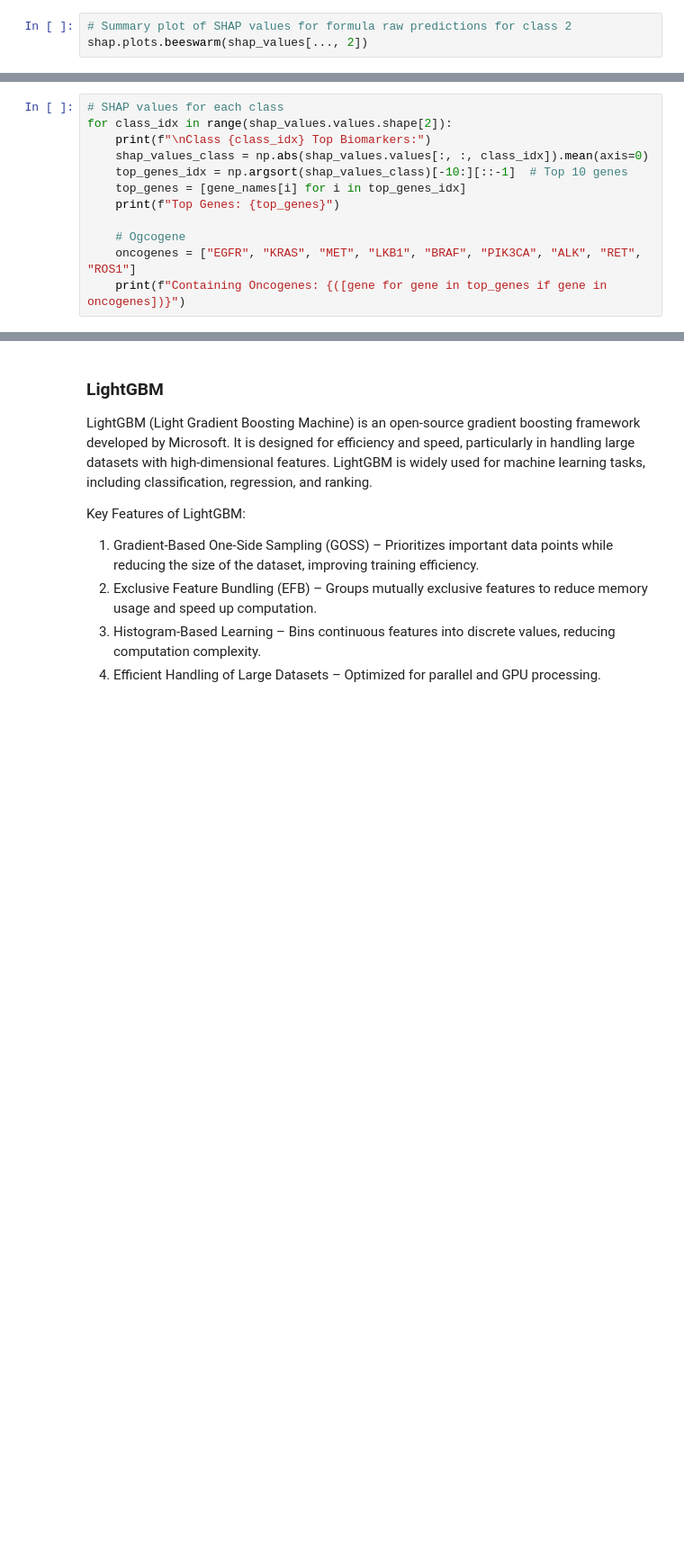
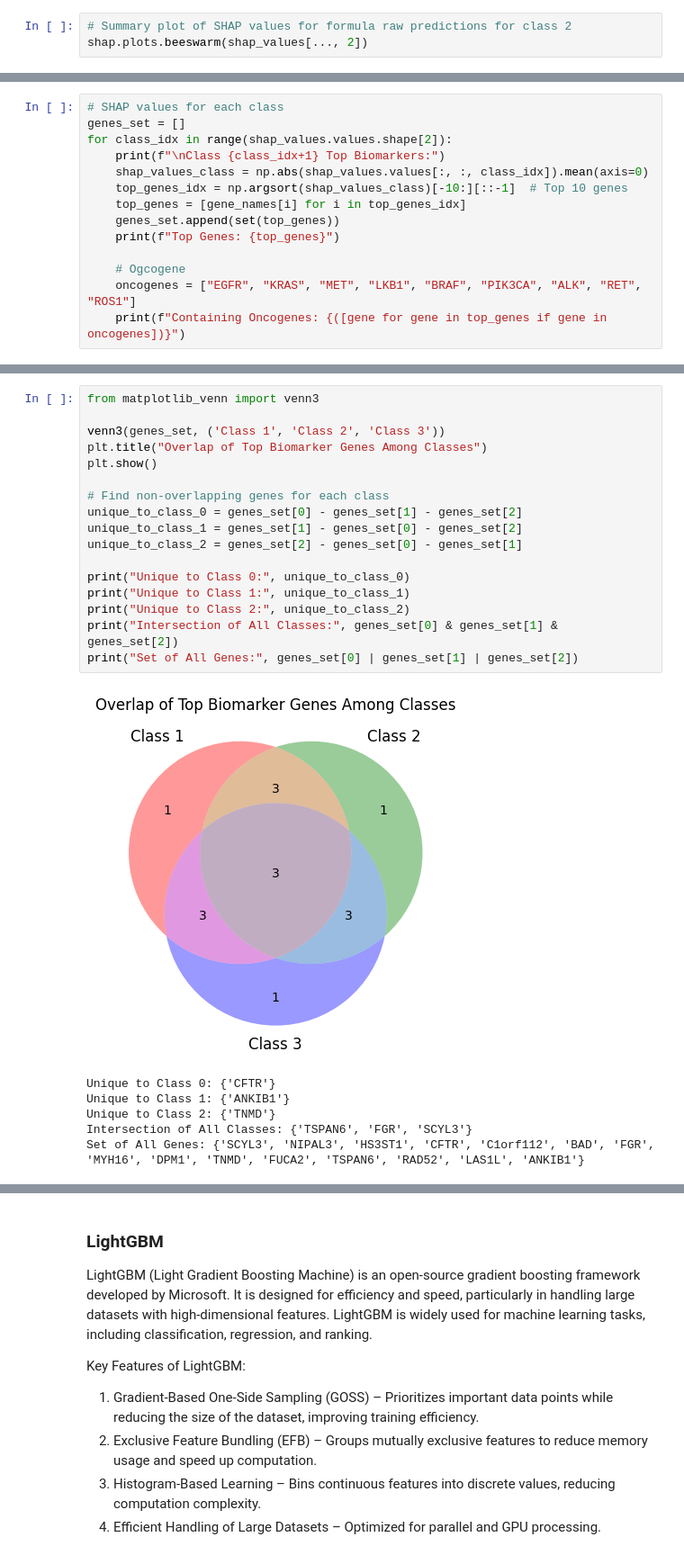
Before and after one commit to Kitiyaparnnn/NSCLC, a Jupyter notebook: train.ipynb, the cells around one changed output, grey strips where cells are left out. Shown: that part at 90% size. Saved outputs shown, nothing was run; the diff lists cells and outputs as text; blank space fills up the shorter version.

```diff
--- a/train.ipynb
+++ b/train.ipynb
@@ -393,10 +404,12 @@ PC4 Top Contributing Genes (Potential Biomarkers): ['Y_RNA.547', 'TMSB4XP6', 'B2
 # %%
 # SHAP values for each class
+genes_set = []
 for class_idx in range(shap_values.values.shape[2]):
-    print(f"\nClass {class_idx} Top Biomarkers:")
+    print(f"\nClass {class_idx+1} Top Biomarkers:")
     shap_values_class = np.abs(shap_values.values[:, :, class_idx]).mean(axis=0)
     top_genes_idx = np.argsort(shap_values_class)[-10:][::-1]  # Top 10 genes
     top_genes = [gene_names[i] for i in top_genes_idx]
+    genes_set.append(set(top_genes))
     print(f"Top Genes: {top_genes}")
 
     # Ogcogene
@@ -416,0 +430,24 @@ Containing Oncogenes: []
+# %%
+from matplotlib_venn import venn3
+
+venn3(genes_set, ('Class 1', 'Class 2', 'Class 3'))
+plt.title("Overlap of Top Biomarker Genes Among Classes")
+plt.show()
+
+# Find non-overlapping genes for each class
+unique_to_class_0 = genes_set[0] - genes_set[1] - genes_set[2]
+unique_to_class_1 = genes_set[1] - genes_set[0] - genes_set[2]
+unique_to_class_2 = genes_set[2] - genes_set[0] - genes_set[1]
+
+print("Unique to Class 0:", unique_to_class_0)
+print("Unique to Class 1:", unique_to_class_1)
+print("Unique to Class 2:", unique_to_class_2)
+print("Intersection of All Classes:", genes_set[0] & genes_set[1] & genes_set[2])
+print("Set of All Genes:", genes_set[0] | genes_set[1] | genes_set[2])
+# %% [output]
+[figure, added]
+Unique to Class 0: {'CFTR'}
+Unique to Class 1: {'ANKIB1'}
+Unique to Class 2: {'TNMD'}
+Intersection of All Classes: {'TSPAN6', 'FGR', 'SCYL3'}
+Set of All Genes: {'SCYL3', 'NIPAL3', 'HS3ST1', 'CFTR', 'C1orf112', 'BAD', 'FGR', 'MYH16', 'DPM1', 'TNMD', 'FUCA2', 'TSPAN6', 'RAD52', 'LAS1L', 'ANKIB1'}
```
Also changed, not shown: parts of 27 cells of this notebook.
